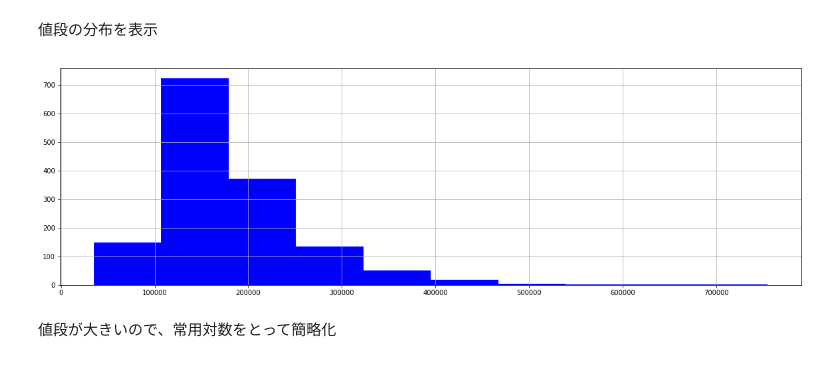
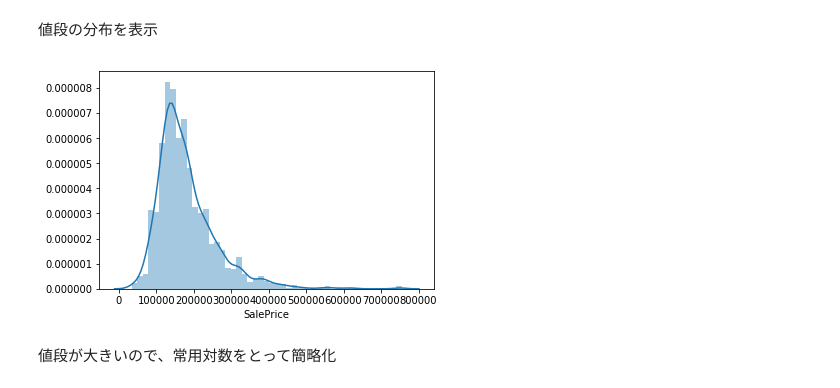
Before and after one commit to YSergey/Kaggle, a Jupyter notebook: House Prices/self.ipynb, the cells around one changed output. Cells and saved outputs as stored; diff of their text form; code cells hidden in the pictures.

```diff
--- a/House Prices/self.ipynb
+++ b/House Prices/self.ipynb
@@ -54,0 +27,16 @@ Length: 80, dtype: int64
+# %%
+# Check the numbers of samples and features
+print("The train data size before dropping Id feature is : {} ".format(df_train.shape))
+print("The test data size before dropping Id feature is : {} ".format(df_test.shape))
+
+# Save the 'Id' column
+train_ID = df_train['Id']
+test_ID = df_test['Id']
+
+# Now drop the 'Id' column since it's unnecessary for the prediction process.
+df_train.drop("Id", axis = 1, inplace = True)
+df_test.drop("Id", axis = 1, inplace = True)
+
+# Check data size after dropping the 'Id' variable
+print("\nThe train data size after dropping Id feature is : {} ".format(df_train.shape))
+print("The test data size after dropping Id feature is : {} ".format(df_test.shape))
@@ -164,12 +189,12 @@ X_train.describe()
 値段の分布を表示
 # %%
 import matplotlib.pyplot as plt
+import seaborn as sns
 
-plt.hist(y_train, color='blue')
-plt.grid()
+sns.distplot(y_train)
 plt.show()
 # %% [output]
-[figure, old version]
+[figure, new version]
 # %% [markdown]
 値段が大きいので、常用対数をとって簡略化
 # %%
```
Also changed, not shown: parts of 7 cells of this notebook.
